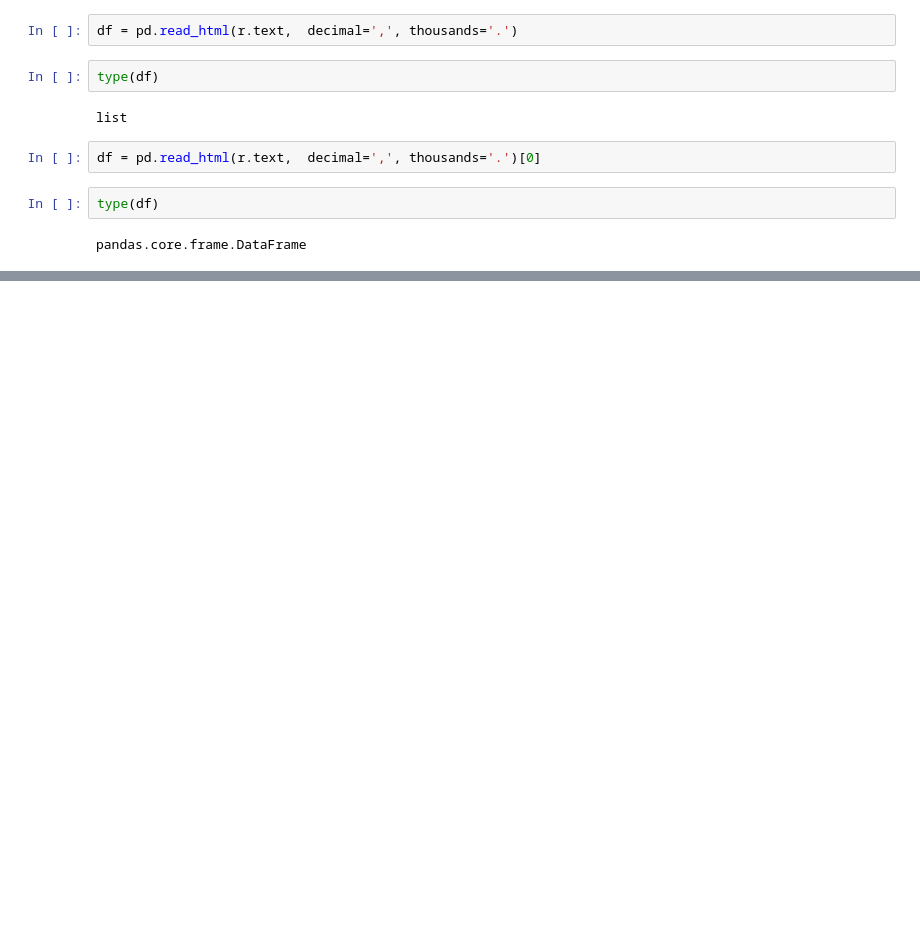
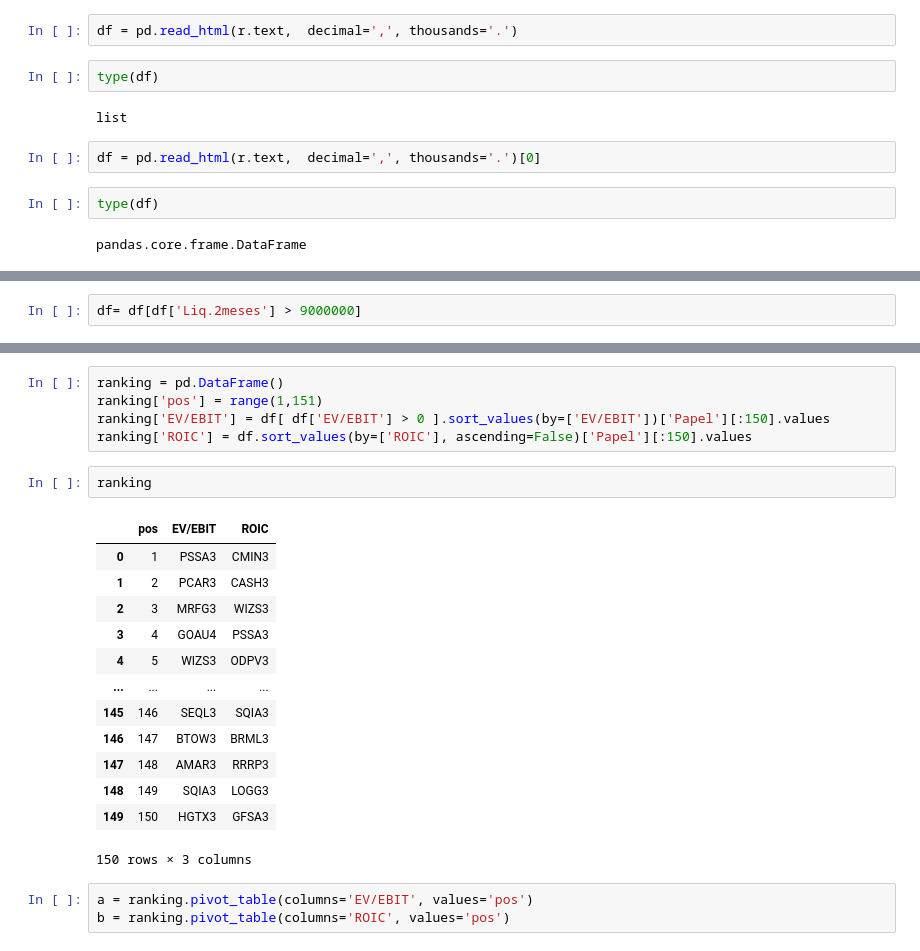
Before and after one commit to rcarasek/Python-for-Investment, a Jupyter notebook: PyForInvest_Colab_aula08.ipynb, the cells around one changed output, grey strips where cells are left out. Drawn from its saved outputs; the diff is of its cells as text; blank space fills up the shorter version.

```diff
--- a/PyForInvest_Colab_aula08.ipynb
+++ b/PyForInvest_Colab_aula08.ipynb
@@ -50,0 +81,2 @@ df
+# %%
+df= df[df['Liq.2meses'] > 9000000]
@@ -50,0 +98,24 @@ df
+# %%
+ranking = pd.DataFrame()
+ranking['pos'] = range(1,151)
+ranking['EV/EBIT'] = df[ df['EV/EBIT'] > 0 ].sort_values(by=['EV/EBIT'])['Papel'][:150].values
+ranking['ROIC'] = df.sort_values(by=['ROIC'], ascending=False)['Papel'][:150].values
+# %%
+ranking
+# %% [output]
+|  | pos | EV/EBIT | ROIC |
+| 0 | 1 | PSSA3 | CMIN3 |
+| 1 | 2 | PCAR3 | CASH3 |
+| 2 | 3 | MRFG3 | WIZS3 |
+| 3 | 4 | GOAU4 | PSSA3 |
+| 4 | 5 | WIZS3 | ODPV3 |
+| ... | ... | ... | ... |
+| 145 | 146 | SEQL3 | SQIA3 |
+| 146 | 147 | BTOW3 | BRML3 |
+| 147 | 148 | AMAR3 | RRRP3 |
+| 148 | 149 | SQIA3 | LOGG3 |
+| 149 | 150 | HGTX3 | GFSA3 |
+150 rows × 3 columns
+# %%
+a = ranking.pivot_table(columns='EV/EBIT', values='pos')
+b = ranking.pivot_table(columns='ROIC', values='pos')
```
Also changed, not shown: parts of 11 cells of this notebook.
